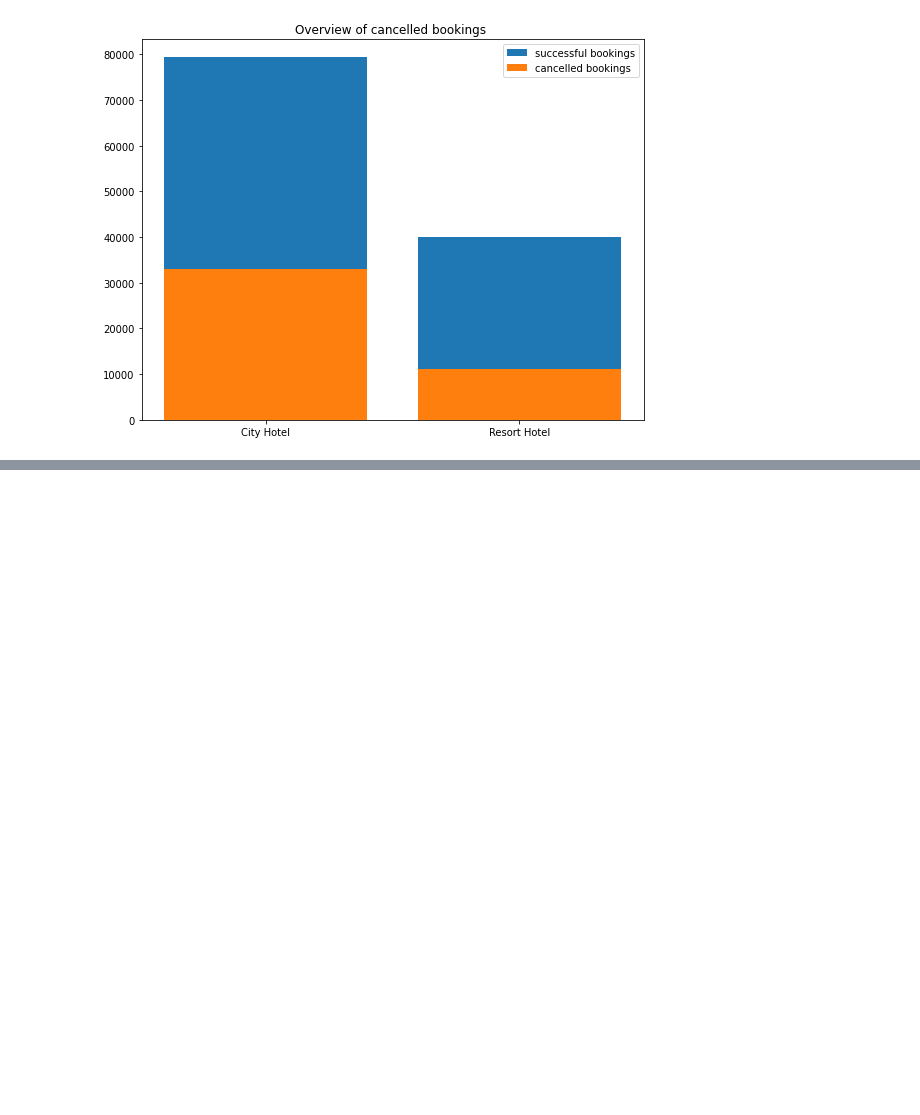
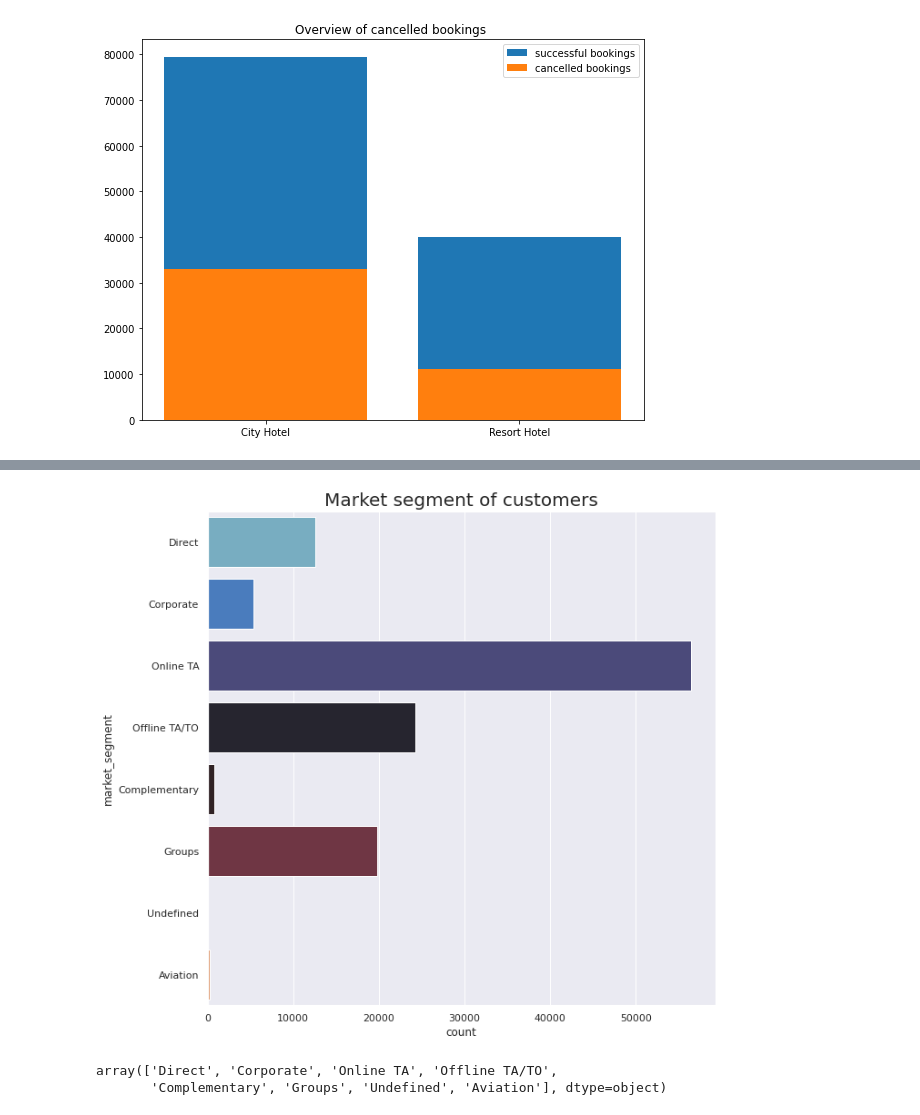
Before and after one commit to Sriharish19/EDA-Hotel-Booking-Capstone-Project-1, a Jupyter notebook: SH_Hotel_Booking_Capstone_Project.ipynb, the cells around one changed output, grey strips where cells are left out. Saved outputs shown, nothing was run; the diff lists cells and outputs as text; code cells hidden in the pictures; blank space fills up the shorter version.

```diff
--- a/SH_Hotel_Booking_Capstone_Project.ipynb
+++ b/SH_Hotel_Booking_Capstone_Project.ipynb
@@ -154,0 +149,15 @@ See the caveats in the documentation: https://pandas.pydata.org/pandas-docs/stab
+# %%
+#Plotting Market segment of customers using seaborn
+
+import seaborn as sns
+plt.figure(figsize=(10,10))
+sns.set_theme(style="darkgrid")
+sns.countplot(data=df, y ='market_segment',palette='icefire').set_title('Market segment of customers', fontsize = 20)
+plt.show()
+# %% [output]
+[figure, added]
+# %%
+df.market_segment.unique()
+# %% [output]
+array(['Direct', 'Corporate', 'Online TA', 'Offline TA/TO',
+       'Complementary', 'Groups', 'Undefined', 'Aviation'], dtype=object)
```
Also changed, not shown: parts of 9 cells of this notebook.
